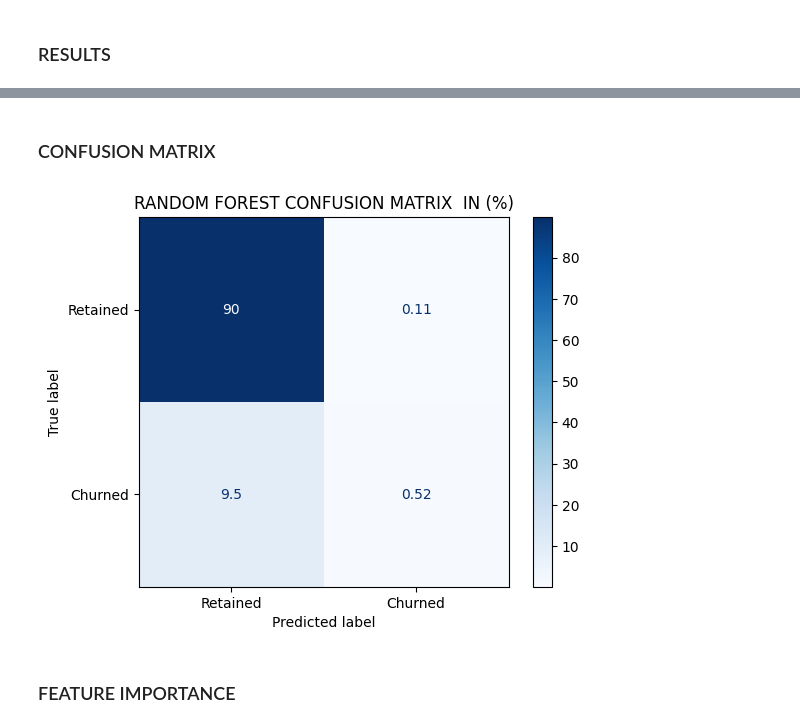
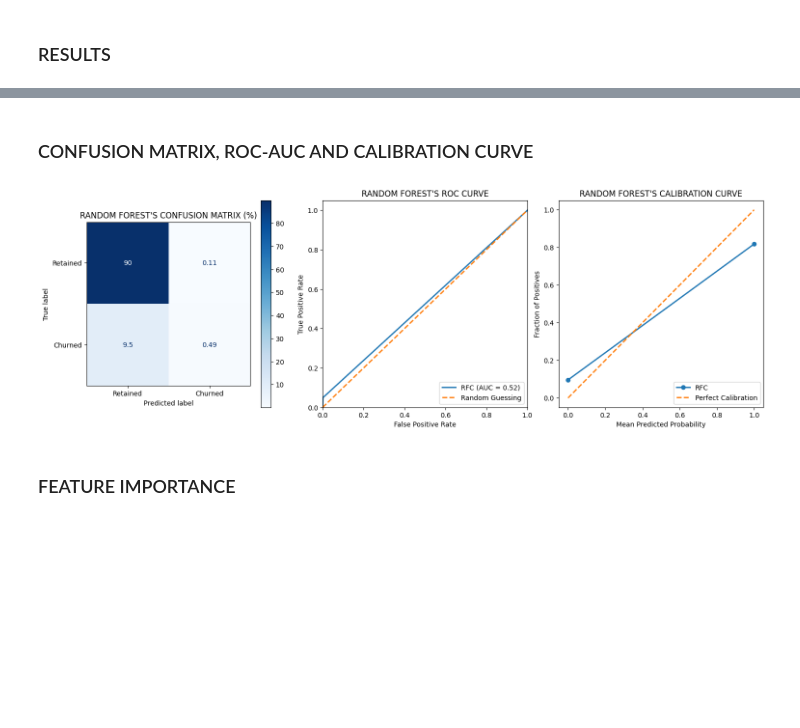
Before and after one commit to Stephen-Adwini-Badu/05.-BCG-X-Project, a Jupyter notebook: BCG X Project Notebook.ipynb, the cells around one changed output, grey strips where cells are left out. Drawn from its saved outputs; the diff is of its cells as text; code cells hidden in the pictures; blank space fills up the shorter version.

```diff
--- a/BCG X Project Notebook.ipynb
+++ b/BCG X Project Notebook.ipynb
@@ -117,14 +118,43 @@ results
-# %% [markdown]
-### CONFUSION MATRIX
-# %%
-#Displaying confusion matrix
-ConfusionMatrixDisplay(confusion_matrix=
-                       confusion_matrix(y_test, y_pred, normalize="all")*100,
-                       display_labels=['Retained','Churned']).plot(cmap='Blues')
-plt.title('RANDOM FOREST CONFUSION MATRIX  IN (%)')
-plt.show()
-# %% [output]
-[figure, removed]
+# %% [markdown]
+### CONFUSION MATRIX, ROC-AUC AND CALIBRATION CURVE
+# %%
+# ROC-AUC for Model
+rfc_fpr, rfc_tpr, _ = roc_curve(y_test, y_pred)
+rfc_roc_auc = auc(rfc_fpr, rfc_tpr)
+
+# Calibration Curve for Model
+rfc_prob_true, rfc_prob_pred = calibration_curve(y_test, y_pred, n_bins=10)
+
+fig, ax = plt.subplots(1, 3, figsize=(15, 5))
+
+#Confusion Matrix
+ConfusionMatrixDisplay(confusion_matrix=
+                       confusion_matrix(y_test, y_pred, normalize="all")*100,
+                       display_labels=['Retained','Churned']).plot(cmap='Blues', ax=ax[0] )
+ax[0].set_title("RANDOM FOREST'S CONFUSION MATRIX (%)")
+
+# ROC-AUC Plot
+ax[1].plot(rfc_fpr, rfc_tpr, lw=2, label='RFC (AUC = %0.2f)' % rfc_roc_auc)
+ax[1].plot([0, 1], [0, 1], lw=2, linestyle='--', label='Random Guessing')
+ax[1].set_xlim([0.0, 1.0])
+ax[1].set_ylim([0.0, 1.05])
+ax[1].set_xlabel('False Positive Rate')
+ax[1].set_ylabel('True Positive Rate')
+ax[1].set_title("RANDOM FOREST'S ROC CURVE")
+ax[1].legend(loc="lower right")
+
+# Calibration Curve Plot
+ax[2].plot(rfc_prob_pred, rfc_prob_true, marker='o', linewidth=2, label='RFC')
+ax[2].plot([0, 1], [0, 1], lw=2, linestyle='--', label='Perfect Calibration')
+ax[2].set_xlabel('Mean Predicted Probability')
+ax[2].set_ylabel('Fraction of Positives')
+ax[2].set_title("RANDOM FOREST'S CALIBRATION CURVE")
+ax[2].legend(loc="lower right")
+
+plt.tight_layout(pad=0.2)
+plt.show()
+# %% [output]
+[figure, added]
 # %% [markdown]
 ### FEATURE IMPORTANCE
 # %%
```
Also changed, not shown: parts of 3 cells of this notebook.
